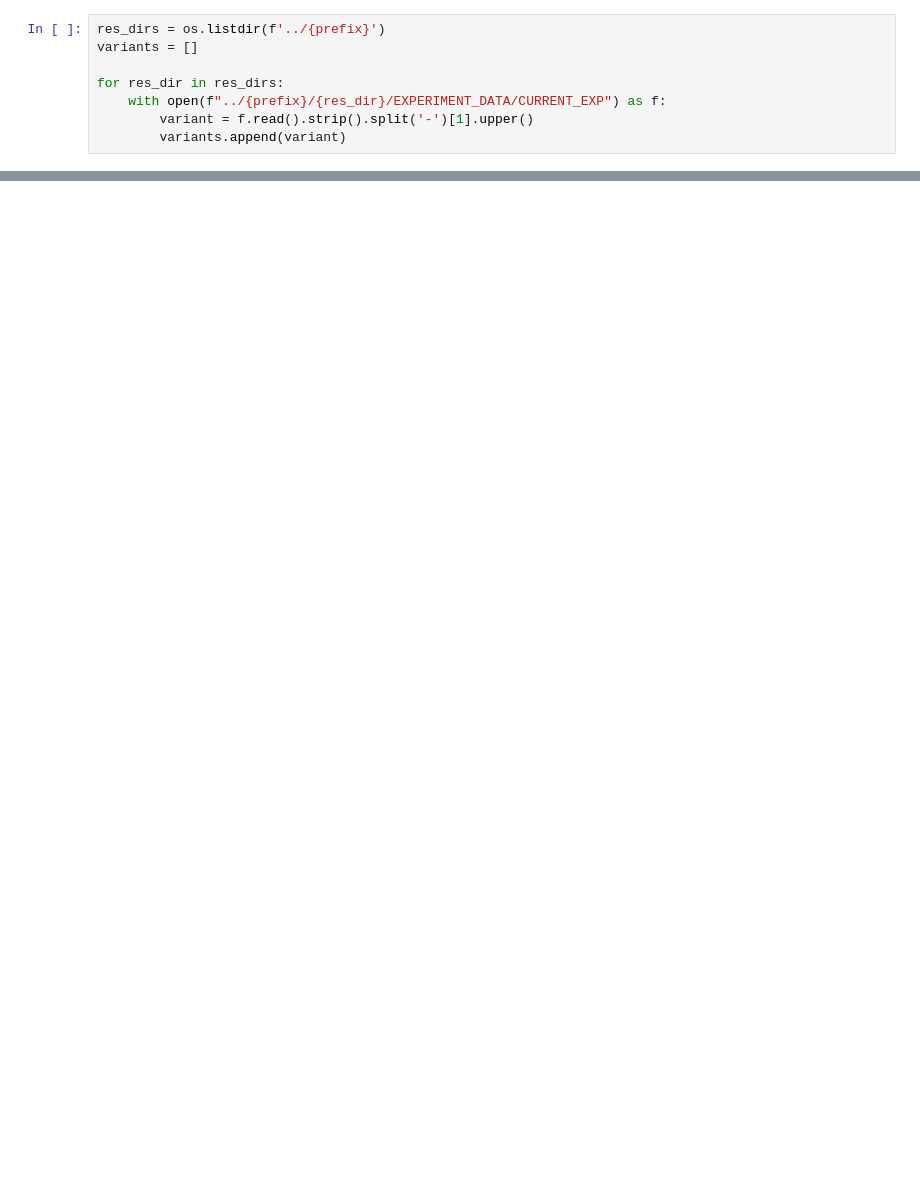
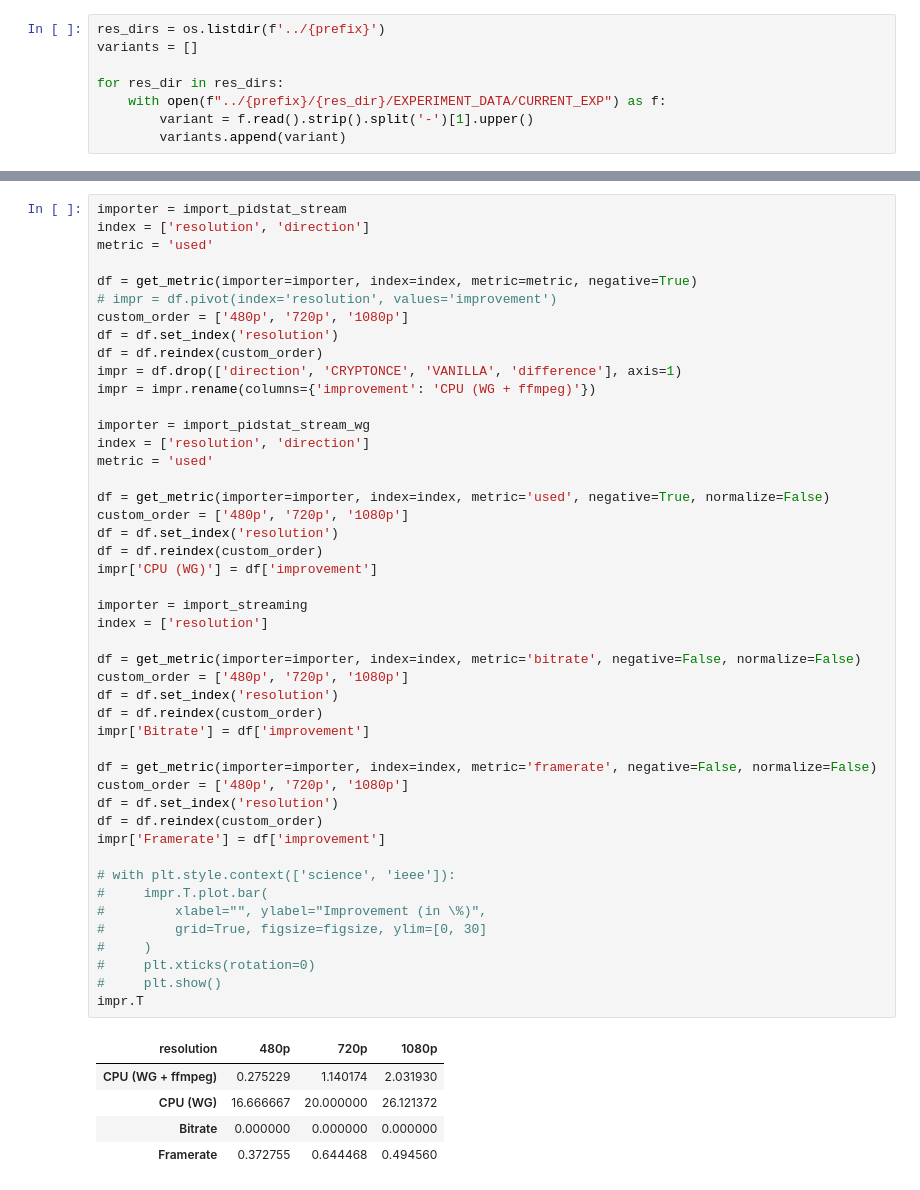
Before and after one commit to cesar237/wireguard-results-analysis, a Jupyter notebook: notebooks/Client Bench Analysis.ipynb, the cells around one changed output, grey strips where cells are left out. Cells and saved outputs as stored; diff of their text form; blank space fills up the shorter version.

```diff
--- a/notebooks/Client Bench Analysis.ipynb
+++ b/notebooks/Client Bench Analysis.ipynb
@@ -204,0 +353,52 @@ dfs['VANILLA']
+# %%
+importer = import_pidstat_stream
+index = ['resolution', 'direction']
+metric = 'used'
+
+df = get_metric(importer=importer, index=index, metric=metric, negative=True)
+# impr = df.pivot(index='resolution', values='improvement')
+custom_order = ['480p', '720p', '1080p']
+df = df.set_index('resolution')
+df = df.reindex(custom_order)
+impr = df.drop(['direction', 'CRYPTONCE', 'VANILLA', 'difference'], axis=1)
+impr = impr.rename(columns={'improvement': 'CPU (WG + ffmpeg)'})
+
+importer = import_pidstat_stream_wg
+index = ['resolution', 'direction']
+metric = 'used'
+
+df = get_metric(importer=importer, index=index, metric='used', negative=True, normalize=False)
+custom_order = ['480p', '720p', '1080p']
+df = df.set_index('resolution')
+df = df.reindex(custom_order)
+impr['CPU (WG)'] = df['improvement']
+
+importer = import_streaming
+index = ['resolution']
+
+df = get_metric(importer=importer, index=index, metric='bitrate', negative=False, normalize=False)
+custom_order = ['480p', '720p', '1080p']
+df = df.set_index('resolution')
+df = df.reindex(custom_order)
+impr['Bitrate'] = df['improvement']
+
+df = get_metric(importer=importer, index=index, metric='framerate', negative=False, normalize=False)
+custom_order = ['480p', '720p', '1080p']
+df = df.set_index('resolution')
+df = df.reindex(custom_order)
+impr['Framerate'] = df['improvement']
+
+# with plt.style.context(['science', 'ieee']):
+#     impr.T.plot.bar(
+#         xlabel="", ylabel="Improvement (in \%)",
+#         grid=True, figsize=figsize, ylim=[0, 30]
+#     )
+#     plt.xticks(rotation=0)
+#     plt.show()
+impr.T
+# %% [output]
+| resolution | 480p | 720p | 1080p |
+| CPU (WG + ffmpeg) | 0.275229 | 1.140174 | 2.031930 |
+| CPU (WG) | 16.666667 | 20.000000 | 26.121372 |
+| Bitrate | 0.000000 | 0.000000 | 0.000000 |
+| Framerate | 0.372755 | 0.644468 | 0.494560 |
```
Also changed, not shown: parts of 30 cells of this notebook, 4 other files.
